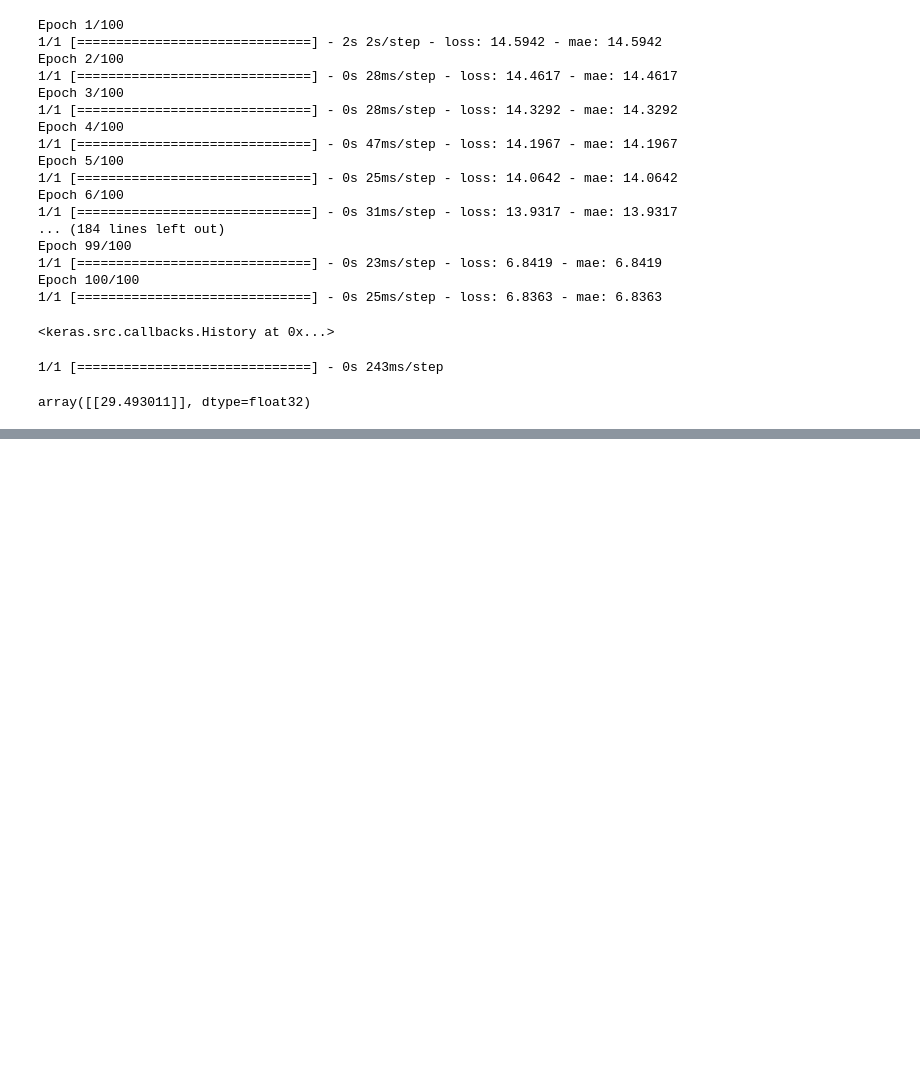
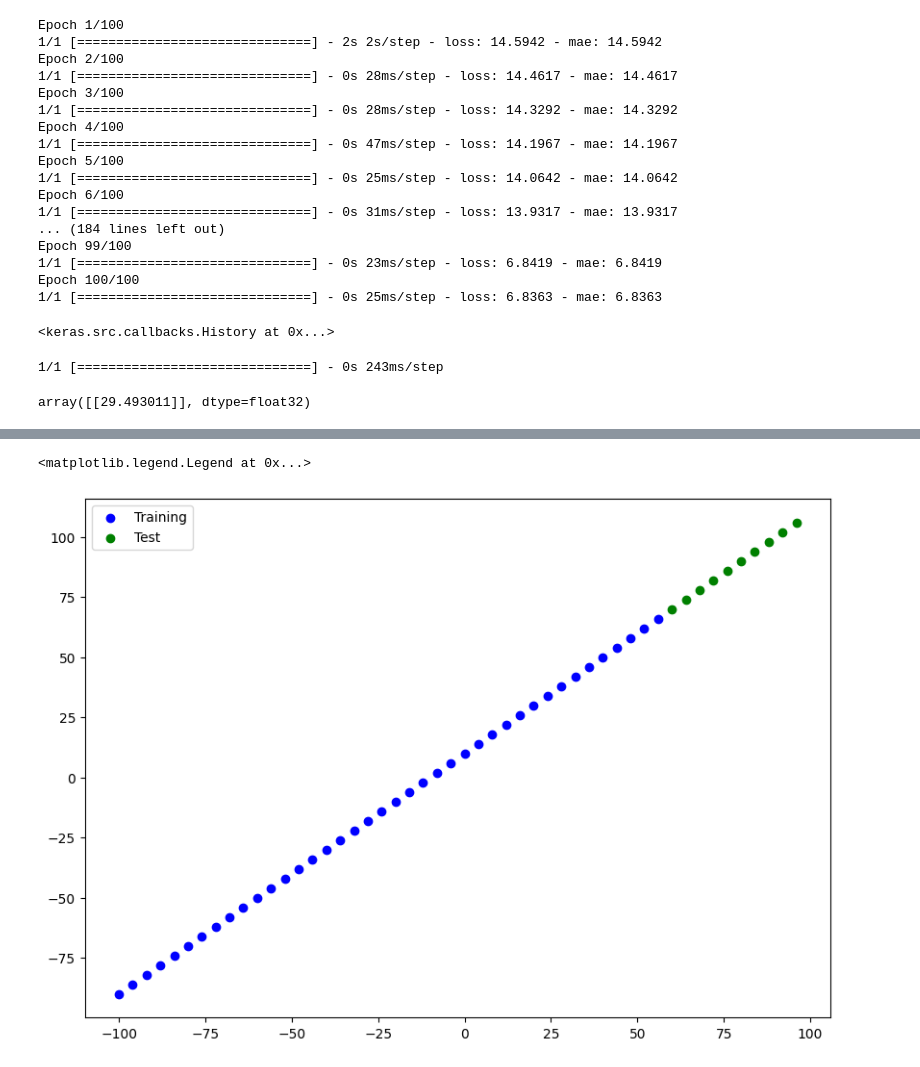
Before and after one commit to kiansweeney11/programming-freetime, a Jupyter notebook: tensorflow_tutorial001fundamentals.ipynb, the cells around one changed output, grey strips where cells are left out. Cells and saved outputs as stored; diff of their text form; code cells hidden in the pictures; blank space fills up the shorter version.

```diff
--- a/tensorflow_tutorial001fundamentals.ipynb
+++ b/tensorflow_tutorial001fundamentals.ipynb
@@ -840,0 +1004,13 @@ array([[29.493011]], dtype=float32)
+# %%
+#from sklearn.model_selection import train_test_split
+#X_train, X_test, y_train, y_test = train_test_split(X, y, test_size = 0.2, random_state = 42)
+X_train = X[:40]
+X_test = X[40:]
+
+y_train = y[:40]
+y_test = y[40:]
+
+print(len(X_train))
+print(len(X_test))
+print(len(y_train))
+print(len(y_test))
@@ -840,0 +1028,9 @@ array([[29.493011]], dtype=float32)
+# %%
+## visualize train/test now
+plt.figure(figsize = (10, 7))
+plt.scatter(X_train, y_train, c = "b", label = "Training")
+plt.scatter(X_test, y_test, c = "g", label = "Test")
+plt.legend()
+# %% [output]
+<matplotlib.legend.Legend at 0x...>
+[figure, added]
```
Also changed, not shown: parts of 14 cells of this notebook.
